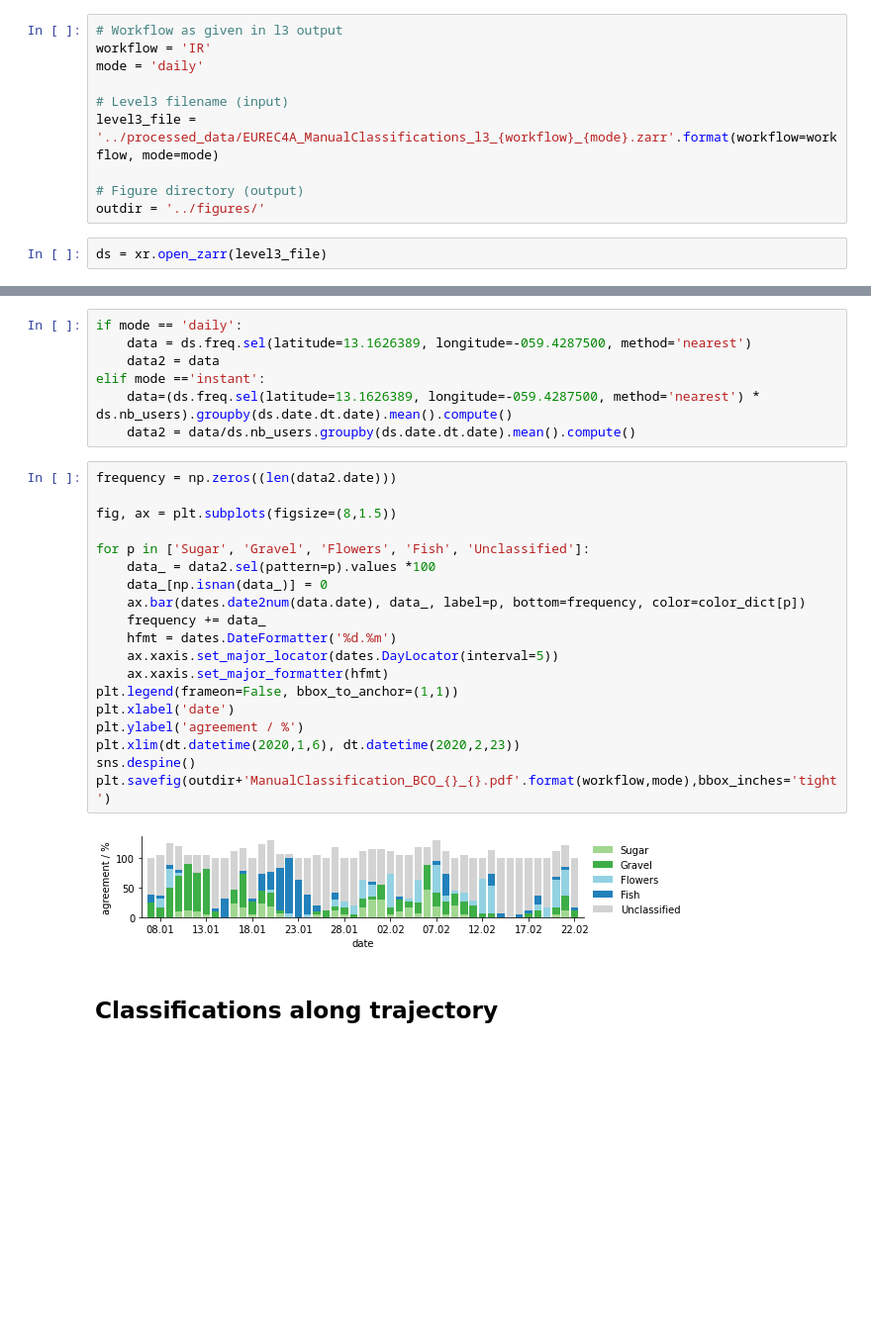
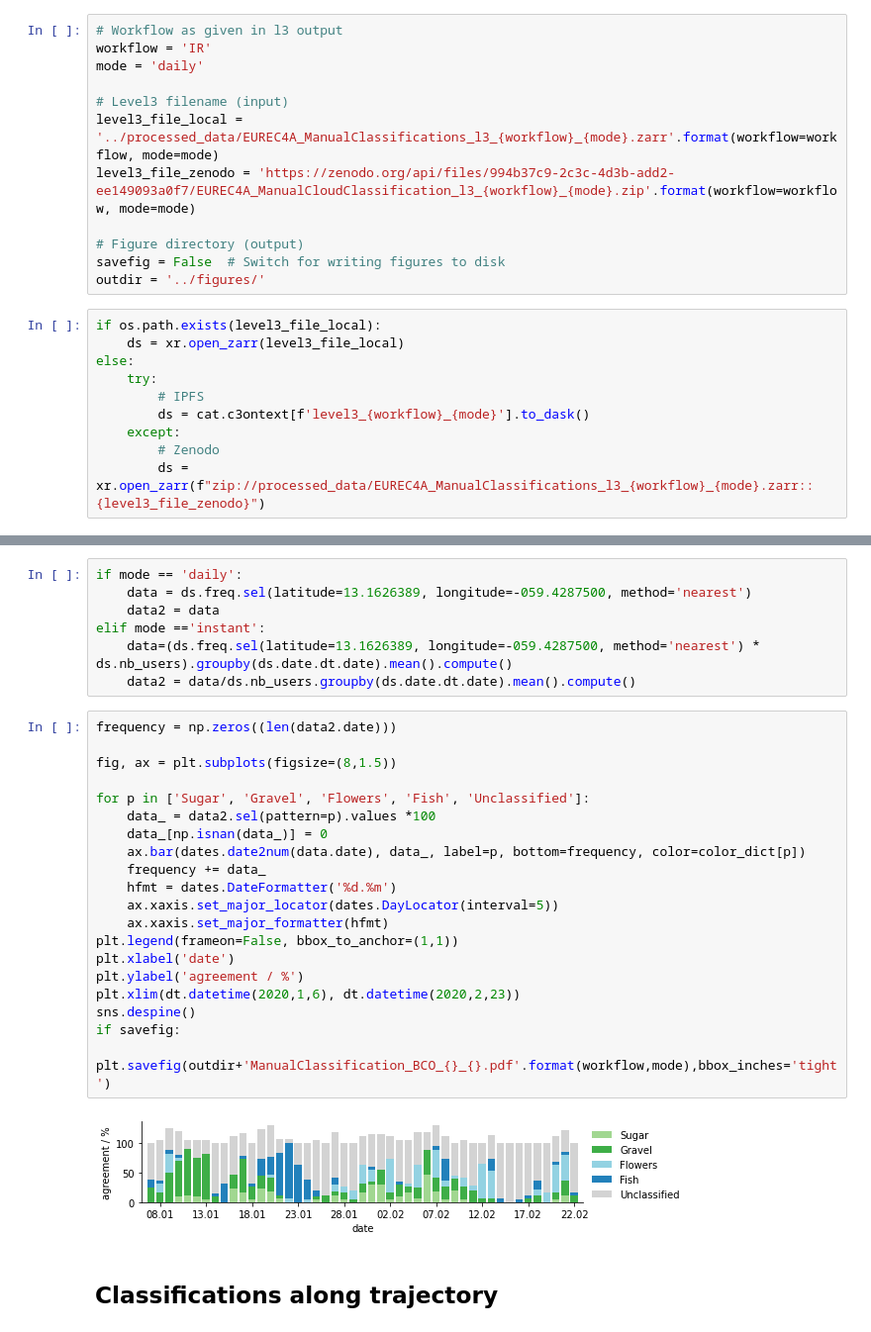
Before and after one commit to observingClouds/C3ONTEXT, a Jupyter notebook: notebooks/fig5_query_classifications_at_platform.ipynb, the cells around one changed output, grey strips where cells are left out. Shown at 99% size. Saved outputs shown, nothing was run; the diff lists cells and outputs as text; blank space fills up the shorter version.

```diff
--- a/notebooks/fig5_query_classifications_at_platform.ipynb
+++ b/notebooks/fig5_query_classifications_at_platform.ipynb
@@ -20,12 +26,22 @@ workflow = 'IR'
 mode = 'daily'
 
 # Level3 filename (input)
-level3_file = '../processed_data/EUREC4A_ManualClassifications_l3_{workflow}_{mode}.zarr'.format(workflow=workflow, mode=mode)
+level3_file_local = '../processed_data/EUREC4A_ManualClassifications_l3_{workflow}_{mode}.zarr'.format(workflow=workflow, mode=mode)
+level3_file_zenodo = 'https://zenodo.org/api/files/994b37c9-2c3c-4d3b-add2-ee149093a0f7/EUREC4A_ManualCloudClassification_l3_{workflow}_{mode}.zip'.format(workflow=workflow, mode=mode)
 
 # Figure directory (output)
+savefig = False  # Switch for writing figures to disk
 outdir = '../figures/'
-# %%
-ds = xr.open_zarr(level3_file)
+# %%
+if os.path.exists(level3_file_local):
+    ds = xr.open_zarr(level3_file_local)
+else:
+    try:
+        # IPFS
+        ds = cat.c3ontext[f'level3_{workflow}_{mode}'].to_dask()
+    except:
+        # Zenodo
+        ds = xr.open_zarr(f"zip://processed_data/EUREC4A_ManualClassifications_l3_{workflow}_{mode}.zarr::{level3_file_zenodo}")
 # %%
 color_dict = {'Fish':'#2281BB',
               'Flowers': '#93D2E2',
@@ -45,24 +61,25 @@ elif mode =='instant':
 # %%
 frequency = np.zeros((len(data2.date)))
 
 fig, ax = plt.subplots(figsize=(8,1.5))
 
 for p in ['Sugar', 'Gravel', 'Flowers', 'Fish', 'Unclassified']:
     data_ = data2.sel(pattern=p).values *100
     data_[np.isnan(data_)] = 0
     ax.bar(dates.date2num(data.date), data_, label=p, bottom=frequency, color=color_dict[p])
     frequency += data_
     hfmt = dates.DateFormatter('%d.%m')
     ax.xaxis.set_major_locator(dates.DayLocator(interval=5))
     ax.xaxis.set_major_formatter(hfmt)
 plt.legend(frameon=False, bbox_to_anchor=(1,1))
 plt.xlabel('date')
 plt.ylabel('agreement / %')
 plt.xlim(dt.datetime(2020,1,6), dt.datetime(2020,2,23))
 sns.despine()
-plt.savefig(outdir+'ManualClassification_BCO_{}_{}.pdf'.format(workflow,mode),bbox_inches='tight')
+if savefig:
+    plt.savefig(outdir+'ManualClassification_BCO_{}_{}.pdf'.format(workflow,mode),bbox_inches='tight')
 # %% [output]
-[figure, old version]
+[figure, new version]
 # %% [markdown]
 ## Classifications along trajectory
 # %%
```
Also changed, not shown: parts of 6 cells of this notebook.
